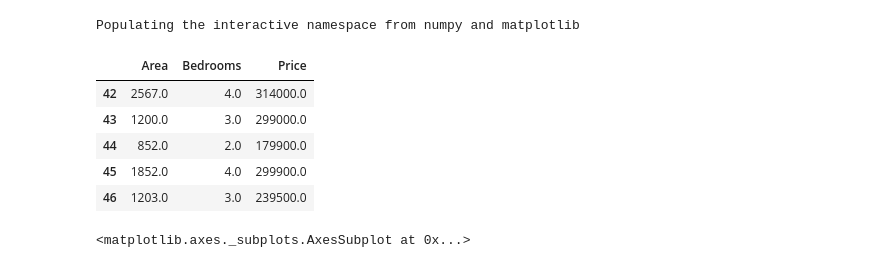
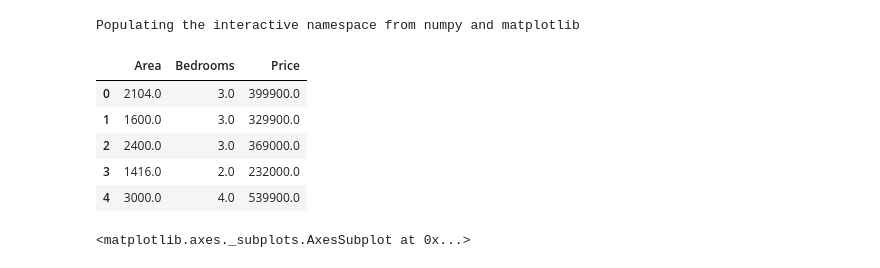
Before and after one commit to rurouni-najeeb/Kaggle, a Jupyter notebook: Linear Regression.ipynb, the cells around one changed output. Cells and saved outputs as stored; diff of their text form; code cells hidden in the pictures.

```diff
--- a/Linear Regression.ipynb
+++ b/Linear Regression.ipynb
@@ -17,14 +17,14 @@ label = pd.read_table('../Dataset/Housing Prices/ex3y.dat',names=['Price'])
 # %%
 data = pd.concat([data,label],axis=1)
 # %%
-data.tail()
+data.head()
 # %% [output]
 |  | Area | Bedrooms | Price |
-| 42 | 2567.0 | 4.0 | 314000.0 |
-| 43 | 1200.0 | 3.0 | 299000.0 |
-| 44 | 852.0 | 2.0 | 179900.0 |
-| 45 | 1852.0 | 4.0 | 299900.0 |
-| 46 | 1203.0 | 3.0 | 239500.0 |
+| 0 | 2104.0 | 3.0 | 399900.0 |
+| 1 | 1600.0 | 3.0 | 329900.0 |
+| 2 | 2400.0 | 3.0 | 369000.0 |
+| 3 | 1416.0 | 2.0 | 232000.0 |
+| 4 | 3000.0 | 4.0 | 539900.0 |
 # %%
 data.plot(kind='scatter',x='Area',y='Price',c='red')
 # %% [output]
```
Also changed, not shown: 8 other files.
